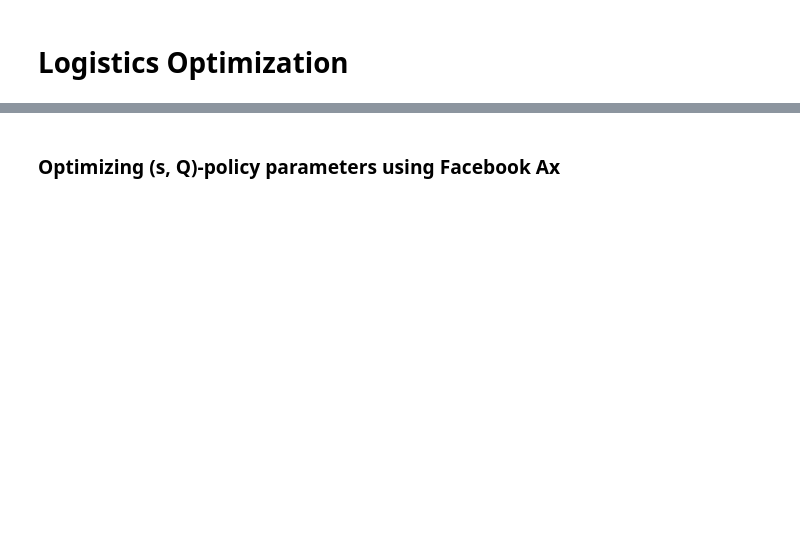
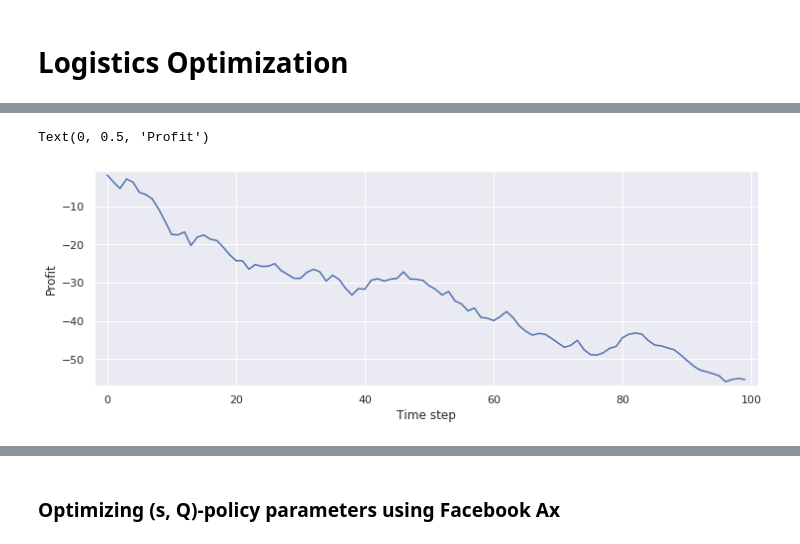
Before and after one commit to loomlike/relearn, a Jupyter notebook: example_logistics.ipynb, the cells around one changed output, grey strips where cells are left out. Drawn from its saved outputs; the diff is of its cells as text; code cells hidden in the pictures; blank space fills up the shorter version.

```diff
--- a/example_logistics.ipynb
+++ b/example_logistics.ipynb
@@ -126,0 +92,17 @@ def visualize_transitions(transitions):
+# %%
+# Random action
+env.reset(SEED)
+done = False
+rewards = []
+while not done:
+    _, reward, done, info = env.step(env.action_space.sample())
+    rewards.append(reward)
+
+plt.figure(figsize=(12,4))
+plt.margins(0.02)
+plt.plot(rewards)
+plt.xlabel("Time step")
+plt.ylabel("Profit")
+# %% [output]
+Text(0, 0.5, 'Profit')
+[figure, added]
```
Also changed, not shown: parts of 18 cells of this notebook, 1 other file.
